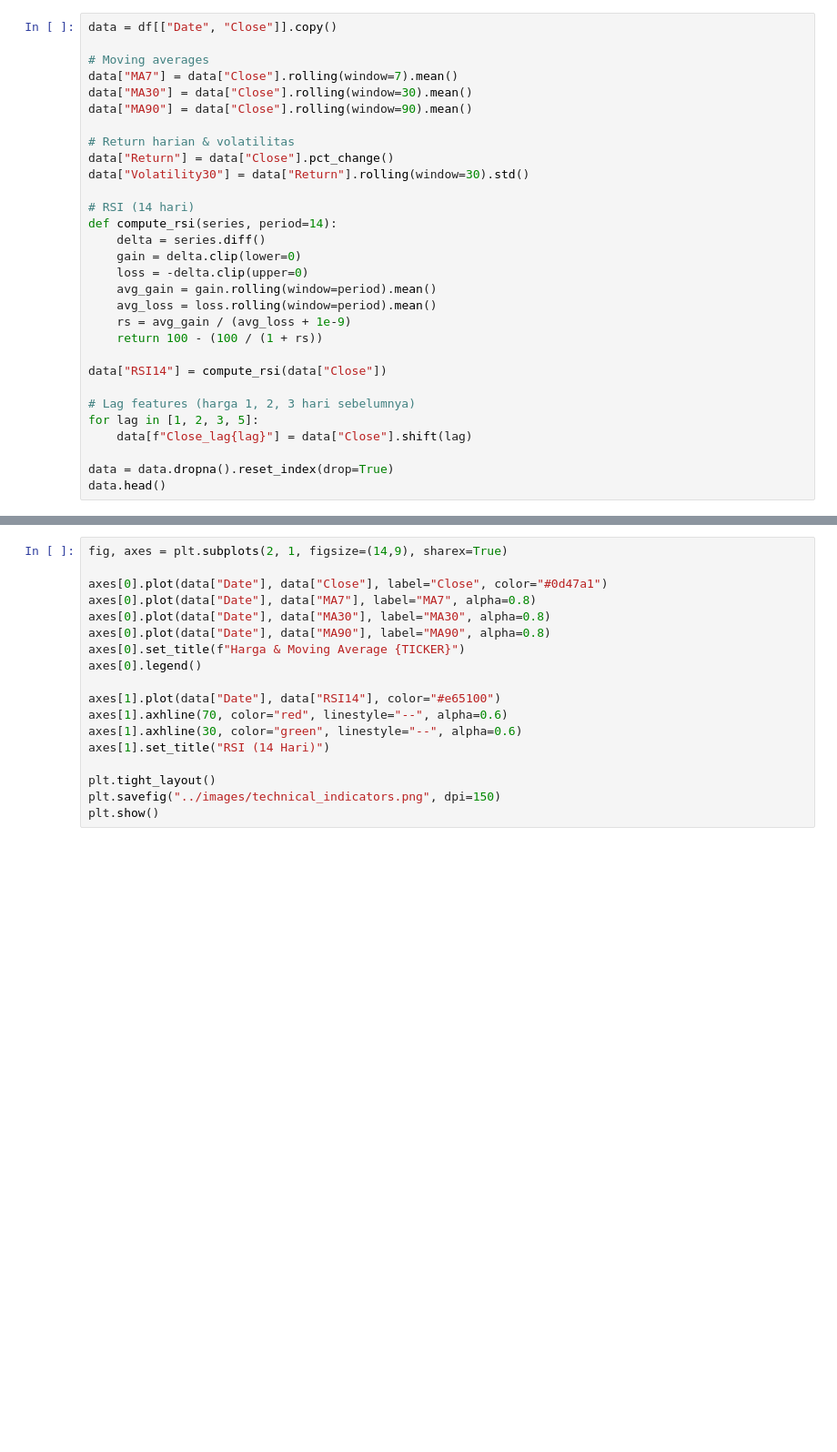
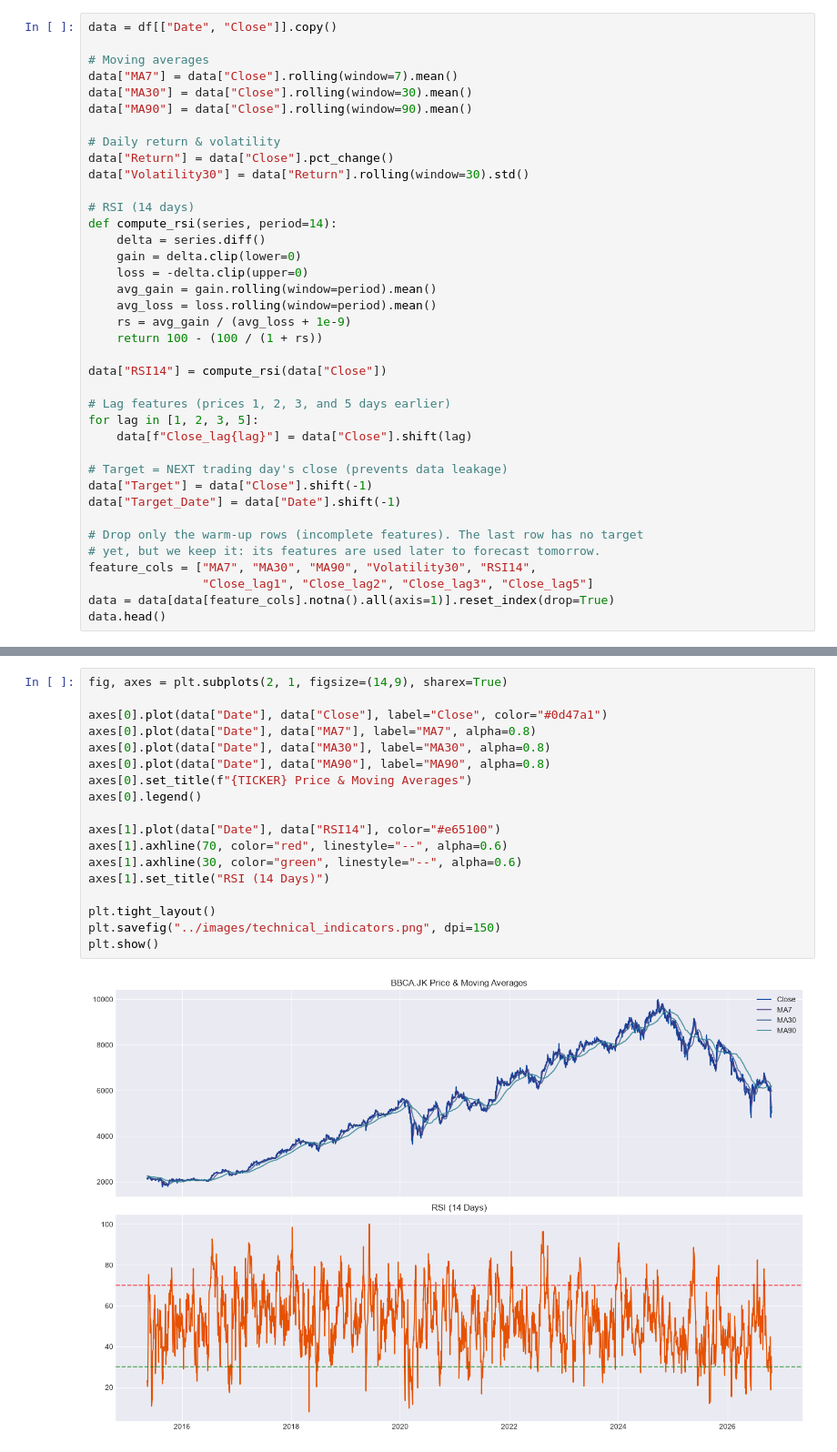
Before and after one commit to techrick-rgb/BCA-Stock-Predictor, a Jupyter notebook: notebooks/BCA_Stock_Prediction.ipynb, the cells around one changed output, grey strips where cells are left out. Shown at 91% size. Saved outputs shown, nothing was run; the diff lists cells and outputs as text; blank space fills up the shorter version.

```diff
--- a/notebooks/BCA_Stock_Prediction.ipynb
+++ b/notebooks/BCA_Stock_Prediction.ipynb
@@ -113,11 +168,11 @@ data["MA7"] = data["Close"].rolling(window=7).mean()
 data["MA30"] = data["Close"].rolling(window=30).mean()
 data["MA90"] = data["Close"].rolling(window=90).mean()
 
-# Return harian & volatilitas
+# Daily return & volatility
 data["Return"] = data["Close"].pct_change()
 data["Volatility30"] = data["Return"].rolling(window=30).std()
 
-# RSI (14 hari)
+# RSI (14 days)
 def compute_rsi(series, period=14):
     delta = series.diff()
     gain = delta.clip(lower=0)
@@ -129,9 +184,17 @@ def compute_rsi(series, period=14):
 
 data["RSI14"] = compute_rsi(data["Close"])
 
-# Lag features (harga 1, 2, 3 hari sebelumnya)
+# Lag features (prices 1, 2, 3, and 5 days earlier)
 for lag in [1, 2, 3, 5]:
     data[f"Close_lag{lag}"] = data["Close"].shift(lag)
 
-data = data.dropna().reset_index(drop=True)
+# Target = NEXT trading day's close (prevents data leakage)
+data["Target"] = data["Close"].shift(-1)
+data["Target_Date"] = data["Date"].shift(-1)
+
+# Drop only the warm-up rows (incomplete features). The last row has no target
+# yet, but we keep it: its features are used later to forecast tomorrow.
+feature_cols = ["MA7", "MA30", "MA90", "Volatility30", "RSI14",
+                "Close_lag1", "Close_lag2", "Close_lag3", "Close_lag5"]
+data = data[data[feature_cols].notna().all(axis=1)].reset_index(drop=True)
 data.head()
@@ -138,19 +208,21 @@ data.head()
 # %%
 fig, axes = plt.subplots(2, 1, figsize=(14,9), sharex=True)
 
 axes[0].plot(data["Date"], data["Close"], label="Close", color="#0d47a1")
 axes[0].plot(data["Date"], data["MA7"], label="MA7", alpha=0.8)
 axes[0].plot(data["Date"], data["MA30"], label="MA30", alpha=0.8)
 axes[0].plot(data["Date"], data["MA90"], label="MA90", alpha=0.8)
-axes[0].set_title(f"Harga & Moving Average {TICKER}")
+axes[0].set_title(f"{TICKER} Price & Moving Averages")
 axes[0].legend()
 
 axes[1].plot(data["Date"], data["RSI14"], color="#e65100")
 axes[1].axhline(70, color="red", linestyle="--", alpha=0.6)
 axes[1].axhline(30, color="green", linestyle="--", alpha=0.6)
-axes[1].set_title("RSI (14 Hari)")
+axes[1].set_title("RSI (14 Days)")
 
 plt.tight_layout()
 plt.savefig("../images/technical_indicators.png", dpi=150)
 plt.show()
+# %% [output]
+[figure, added]
 # %% [markdown]
```
Also changed, not shown: parts of 34 cells of this notebook, 14 other files.
